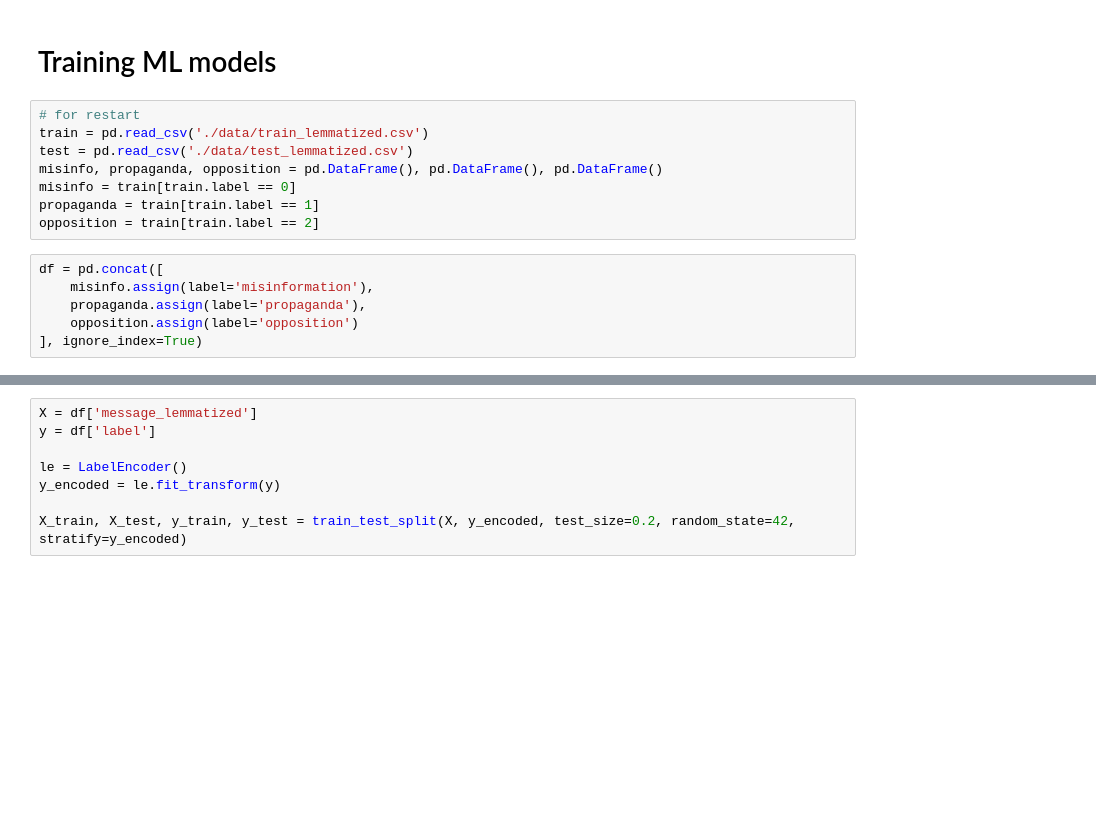
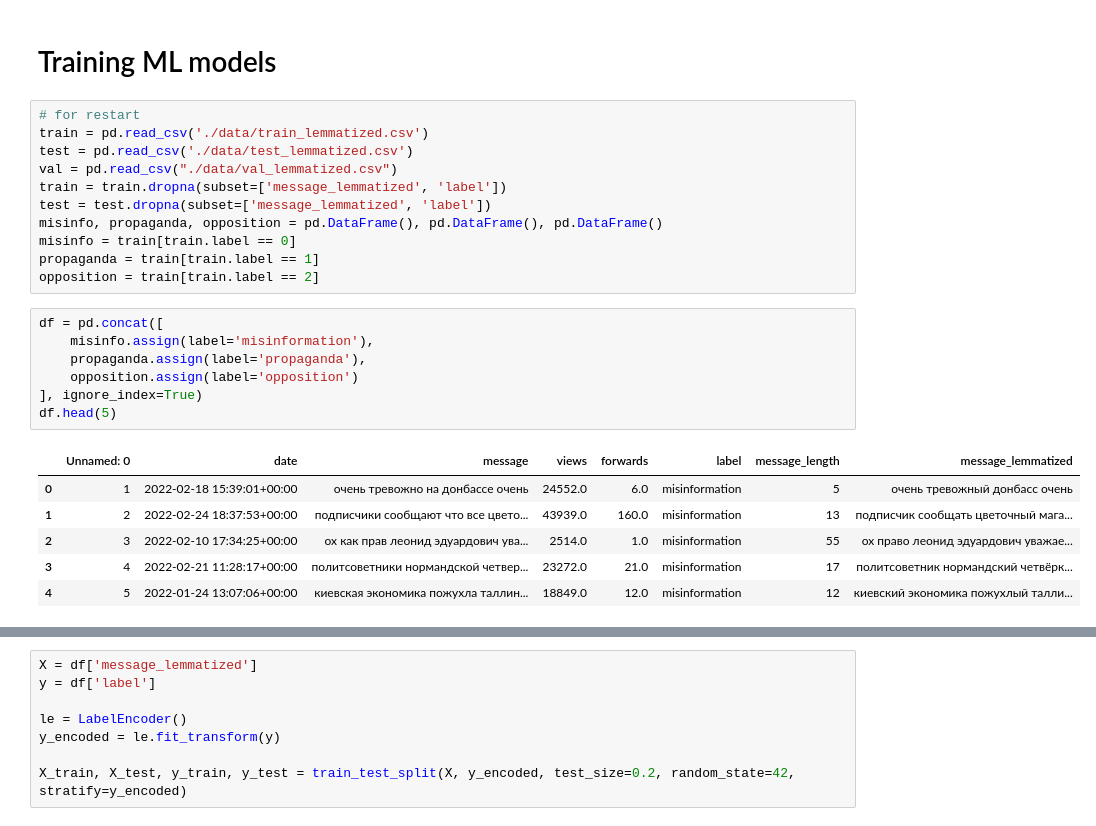
Before and after one commit to MariaOnyshchuk/nlp_project, a Jupyter notebook: propaganda_detection.ipynb, the cells around one changed output, grey strips where cells are left out. Cells and saved outputs as stored; diff of their text form; blank space fills up the shorter version.

Commit message:
refactored some code, added plot maker, added some data

```diff
--- a/propaganda_detection.ipynb
+++ b/propaganda_detection.ipynb
@@ -419,6 +29,9 @@ Top 20 words in Opposition:
 # for restart
 train = pd.read_csv('./data/train_lemmatized.csv')
 test = pd.read_csv('./data/test_lemmatized.csv')
+val = pd.read_csv("./data/val_lemmatized.csv")
+train = train.dropna(subset=['message_lemmatized', 'label'])
+test = test.dropna(subset=['message_lemmatized', 'label'])
 misinfo, propaganda, opposition = pd.DataFrame(), pd.DataFrame(), pd.DataFrame()
 misinfo = train[train.label == 0]
 propaganda = train[train.label == 1]
@@ -426,6 +39,14 @@ opposition = train[train.label == 2]
 # %%
 df = pd.concat([
     misinfo.assign(label='misinformation'),
     propaganda.assign(label='propaganda'),
     opposition.assign(label='opposition')
 ], ignore_index=True)
+df.head(5)
+# %% [output]
+|  | Unnamed: 0 | date | message | views | forwards | label | message_length | message_lemmatized |
+| 0 | 1 | 2022-02-18 15:39:01+00:00 | очень тревожно на донбассе очень | 24552.0 | 6.0 | misinformation | 5 | очень тревожный донбасс очень |
+| 1 | 2 | 2022-02-24 18:37:53+00:00 | подписчики сообщают что все цвето... | 43939.0 | 160.0 | misinformation | 13 | подписчик сообщать цветочный мага... |
+| 2 | 3 | 2022-02-10 17:34:25+00:00 | ох как прав леонид эдуардович ува... | 2514.0 | 1.0 | misinformation | 55 | ох право леонид эдуардович уважае... |
+| 3 | 4 | 2022-02-21 11:28:17+00:00 | политсоветники нормандской четвер... | 23272.0 | 21.0 | misinformation | 17 | политсоветник нормандский четвёрк... |
+| 4 | 5 | 2022-01-24 13:07:06+00:00 | киевская экономика пожухла таллин... | 18849.0 | 12.0 | misinformation | 12 | киевский экономика пожухлый талли... |
```
Also changed, not shown: parts of 48 cells of this notebook, 16 other files.
